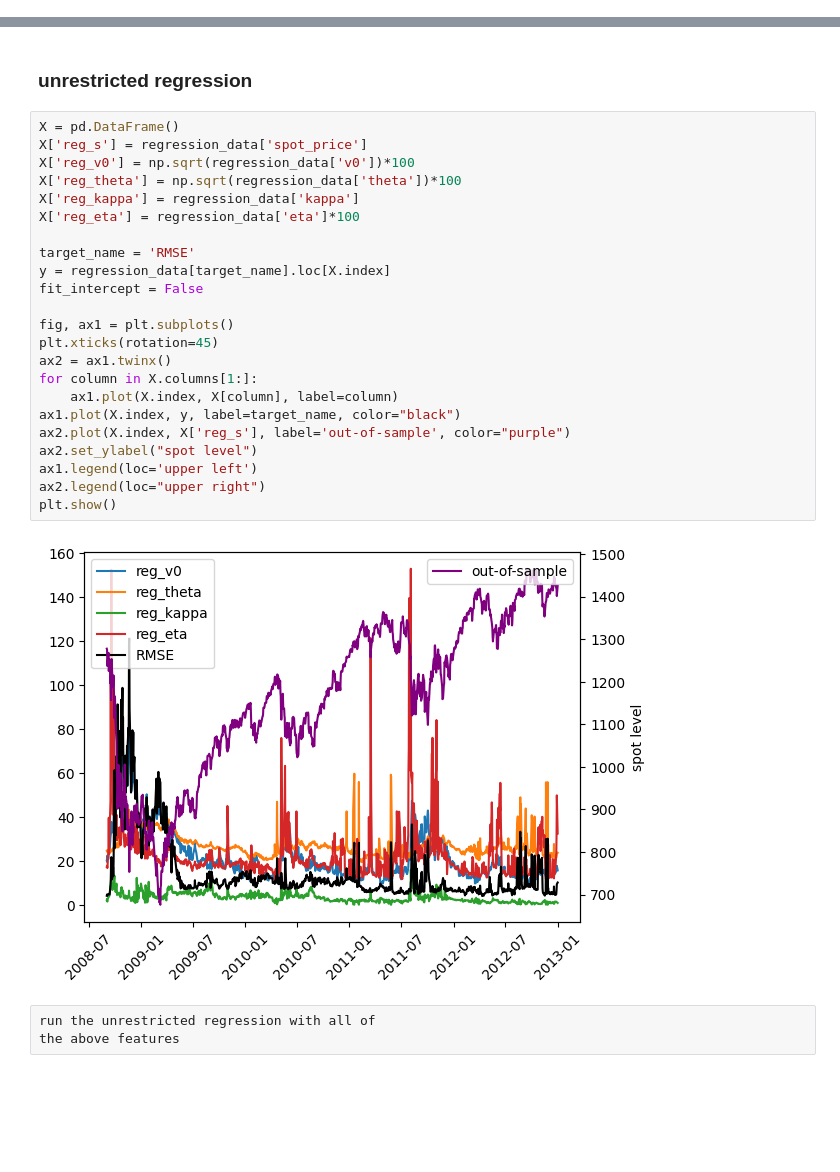
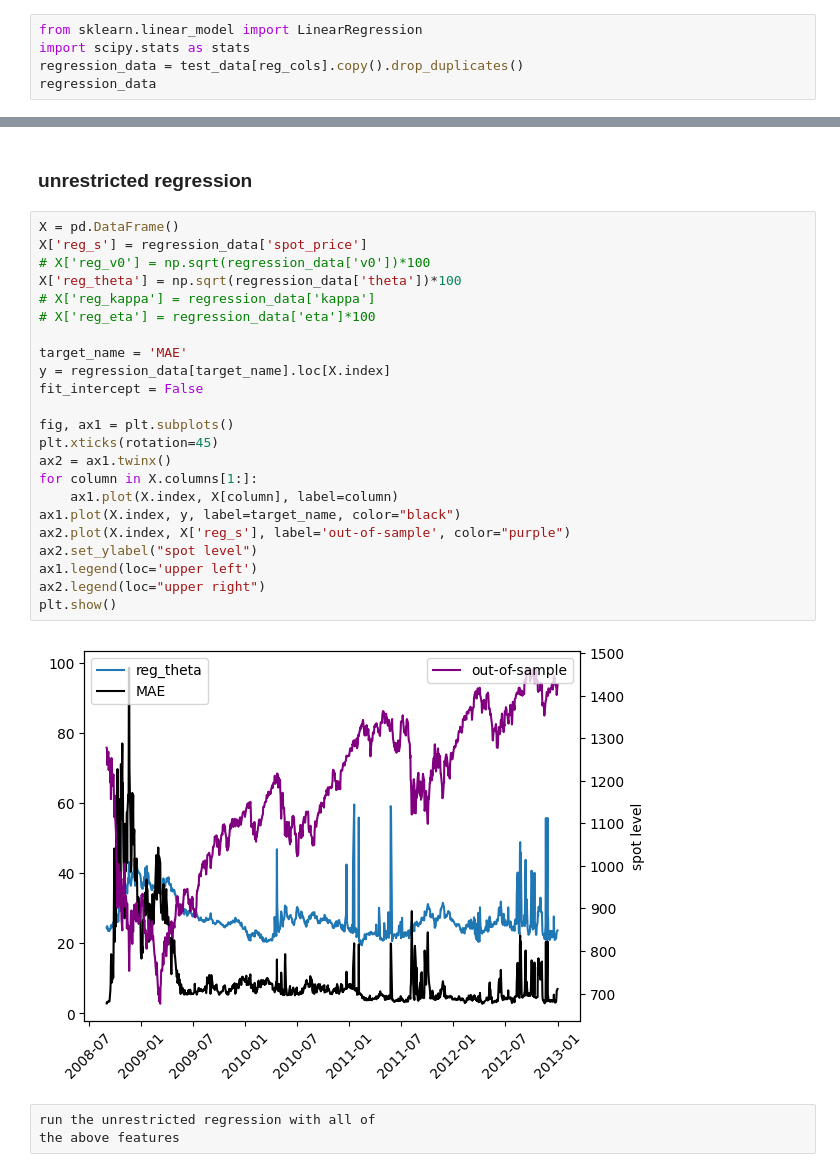
Before and after one commit to boomelage/machine-learning-option-pricing, a Jupyter notebook: trained_model_backtesting.ipynb, the cells around one changed output, grey strips where cells are left out. Saved outputs shown, nothing was run; the diff lists cells and outputs as text; blank space fills up the shorter version.

```diff
--- a/trained_model_backtesting.ipynb
+++ b/trained_model_backtesting.ipynb
@@ -124,0 +157,5 @@ regression_data = test_plot
+# %%
+from sklearn.linear_model import LinearRegression
+import scipy.stats as stats
+regression_data = test_data[reg_cols].copy().drop_duplicates()
+regression_data
@@ -141,28 +191,28 @@ dtype: object
 # %%
 X = pd.DataFrame()
 X['reg_s'] = regression_data['spot_price']
-X['reg_v0'] = np.sqrt(regression_data['v0'])*100
+# X['reg_v0'] = np.sqrt(regression_data['v0'])*100
 X['reg_theta'] = np.sqrt(regression_data['theta'])*100
-X['reg_kappa'] = regression_data['kappa']
-X['reg_eta'] = regression_data['eta']*100
+# X['reg_kappa'] = regression_data['kappa']
+# X['reg_eta'] = regression_data['eta']*100
 
-target_name = 'RMSE'
+target_name = 'MAE'
 y = regression_data[target_name].loc[X.index]
 fit_intercept = False
 
 fig, ax1 = plt.subplots()
 plt.xticks(rotation=45)
 ax2 = ax1.twinx()
 for column in X.columns[1:]:
     ax1.plot(X.index, X[column], label=column)
 ax1.plot(X.index, y, label=target_name, color="black")
 ax2.plot(X.index, X['reg_s'], label='out-of-sample', color="purple")
 ax2.set_ylabel("spot level")
 ax1.legend(loc='upper left')
 ax2.legend(loc="upper right")
 plt.show()
 # %% [output]
-[figure, old version]
+[figure, new version]
 # %% [raw]
 run the unrestricted regression with all of
 the above features
```
Also changed, not shown: parts of 21 cells of this notebook.
